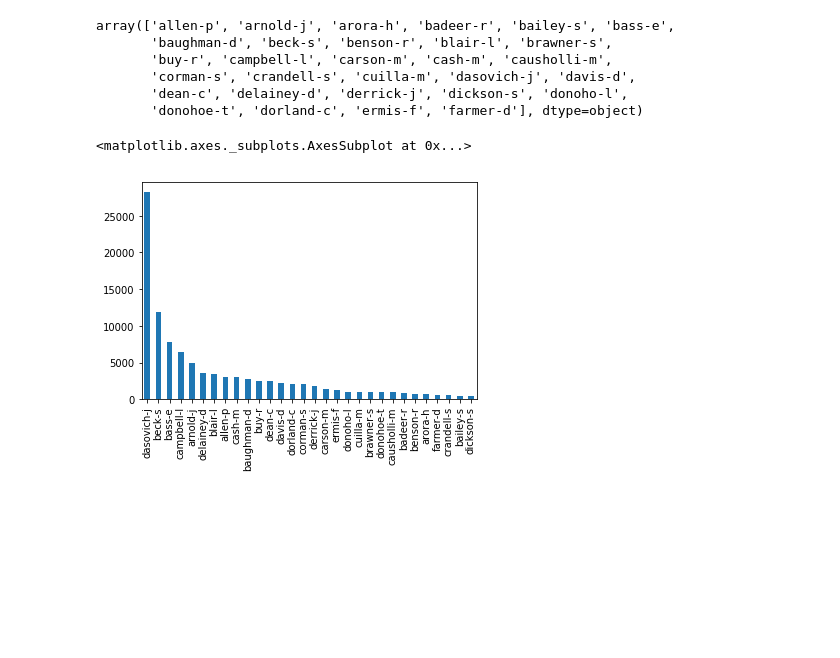
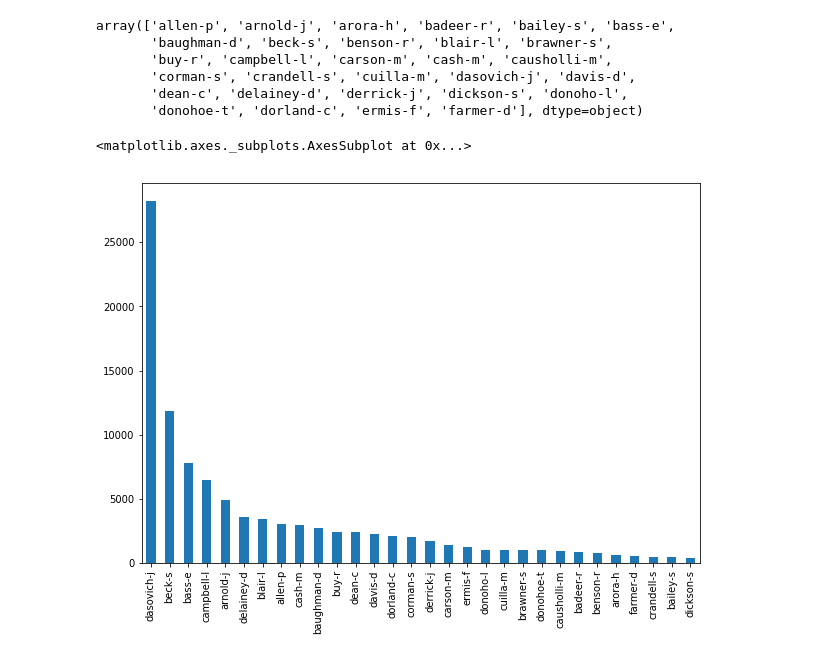
Before and after one commit to Connecting-the-Dots-with-ML/Email-Semantic-Analysis, a Jupyter notebook: Exploratory Data Analysis_mayur.ipynb, the cells around one changed output. Saved outputs shown, nothing was run; the diff lists cells and outputs as text; code cells hidden in the pictures; blank space fills up the shorter version.

```diff
--- a/Exploratory Data Analysis_mayur.ipynb
+++ b/Exploratory Data Analysis_mayur.ipynb
@@ -65,0 +85,4 @@ array(['2001-05-14 23:39:00', '2001-05-04 20:51:00',
+# %%
+df['Date'] = pd.to_datetime(df.Date)
+# %%
+df['Date'] = df['Date'].dt.strftime('%d/%m/%Y')
@@ -65,0 +96,4 @@ array(['2001-05-14 23:39:00', '2001-05-04 20:51:00',
+# %%
+plt.rcParams['figure.dpi'] = 100
+# dfDate.plot(kind='bar', ax=0)
+dfDate.plot.barh(x='Date', y='Count', figsize=(17, 30))
@@ -145,7 +253,8 @@ array(['allen-p', 'arnold-j', 'arora-h', 'badeer-r', 'bailey-s', 'bass-e',
 # %%
 #plot the histogram of count of the emails sent from specific user like in describe we got 28K mails has user "dasovich-j"
 # %%
+rcParams['figure.figsize'] = 10, 7
 pd.value_counts(df['user']).plot.bar()
 # %% [output]
 <matplotlib.axes._subplots.AxesSubplot at 0x...>
-[figure, old version]
+[figure, new version]
```
Also changed, not shown: parts of 19 cells of this notebook.
